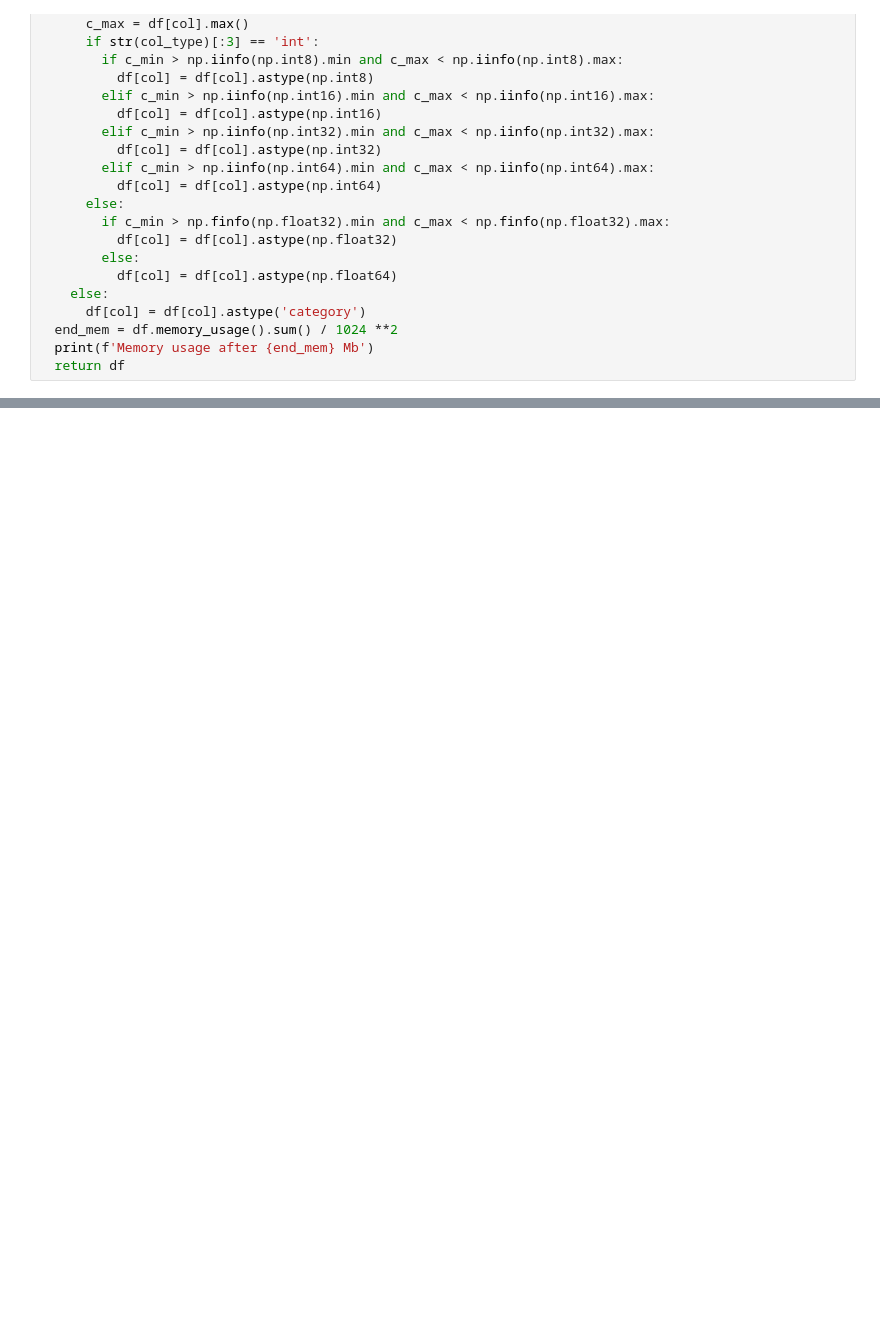
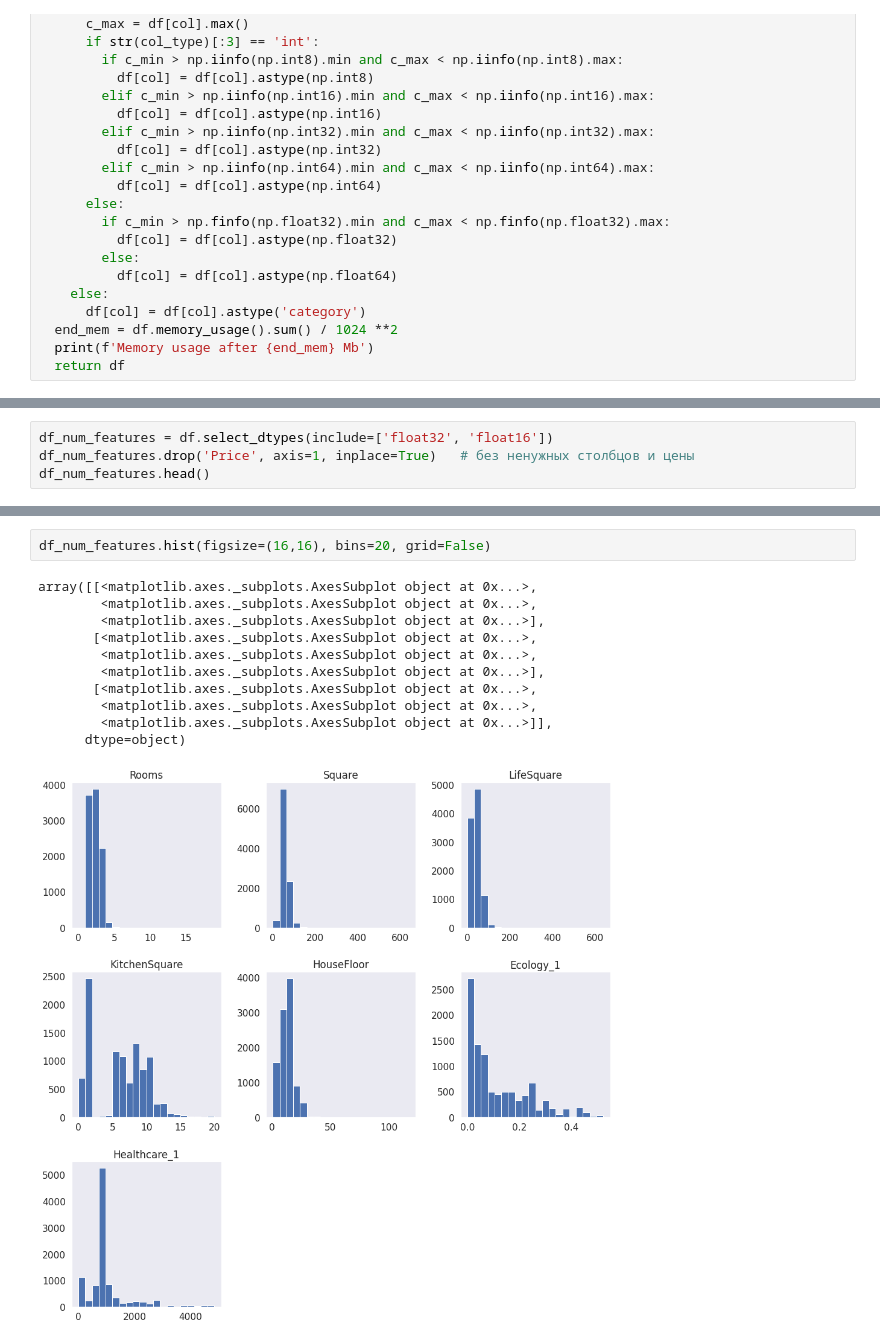
Before and after one commit to OllyMuh/Python_for_DataScience, a Jupyter notebook: EDA_RealEstate.ipynb, the cells around one changed output, grey strips where cells are left out. Drawn from its saved outputs; the diff is of its cells as text; blank space fills up the shorter version.

```diff
--- a/EDA_RealEstate.ipynb
+++ b/EDA_RealEstate.ipynb
@@ -61,0 +123,4 @@ df.dtypes
+# %%
+df_num_features = df.select_dtypes(include=['float32', 'float16'])
+df_num_features.drop('Price', axis=1, inplace=True)   # без ненужных столбцов и цены
+df_num_features.head()
@@ -61,0 +134,14 @@ df.dtypes
+# %%
+df_num_features.hist(figsize=(16,16), bins=20, grid=False)
+# %% [output]
+array([[<matplotlib.axes._subplots.AxesSubplot object at 0x...>,
+        <matplotlib.axes._subplots.AxesSubplot object at 0x...>,
+        <matplotlib.axes._subplots.AxesSubplot object at 0x...>],
+       [<matplotlib.axes._subplots.AxesSubplot object at 0x...>,
+        <matplotlib.axes._subplots.AxesSubplot object at 0x...>,
+        <matplotlib.axes._subplots.AxesSubplot object at 0x...>],
+       [<matplotlib.axes._subplots.AxesSubplot object at 0x...>,
+        <matplotlib.axes._subplots.AxesSubplot object at 0x...>,
+        <matplotlib.axes._subplots.AxesSubplot object at 0x...>]],
+      dtype=object)
+[figure, added]
```
Also changed, not shown: parts of 45 cells of this notebook.
